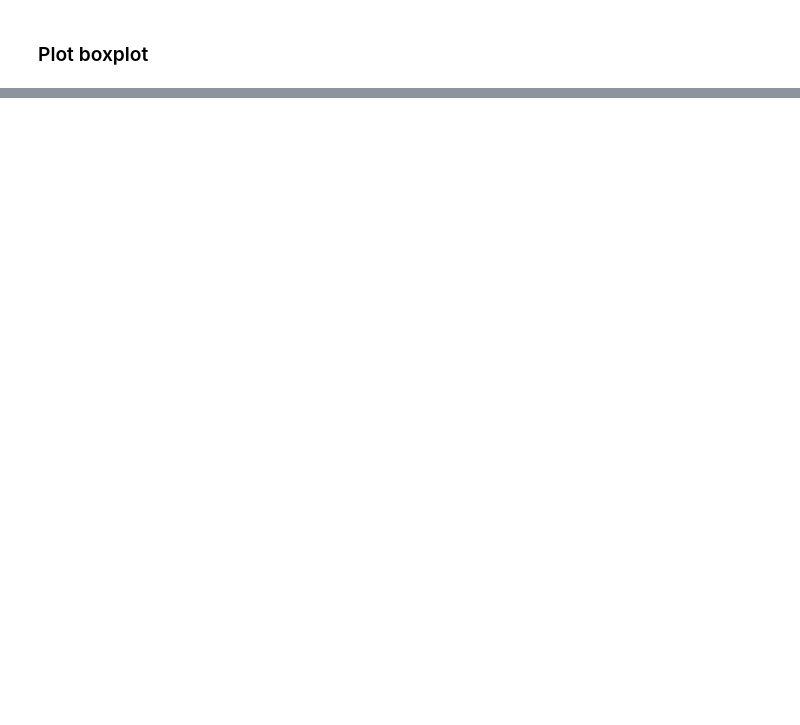
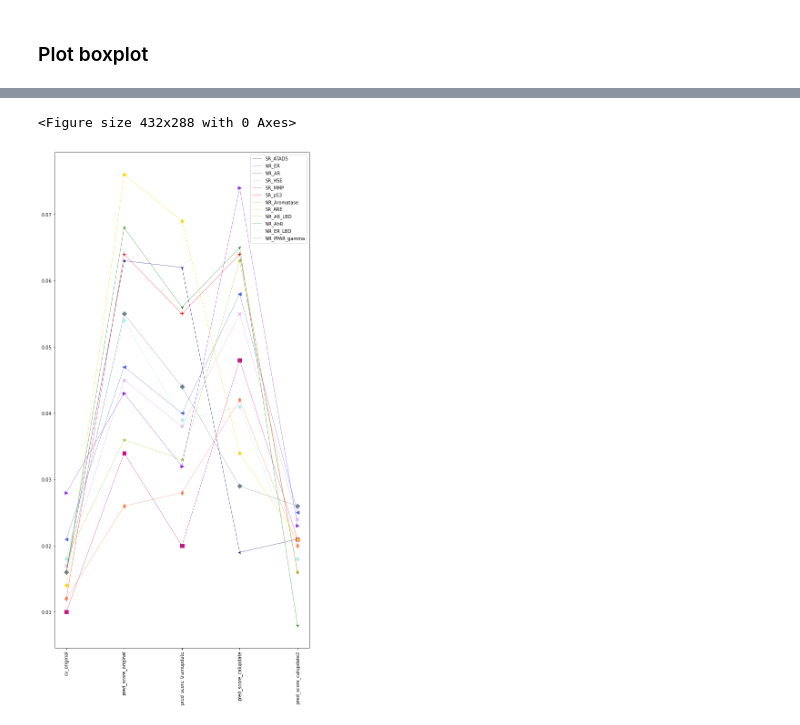
Before and after one commit to volkamerlab/cptox21_manuscript_SI, a Jupyter notebook: code/evaluate_all_endpoints.ipynb, the cells around one changed output, grey strips where cells are left out. Drawn from its saved outputs; the diff is of its cells as text; code cells hidden in the pictures; blank space fills up the shorter version.

```diff
--- a/code/evaluate_all_endpoints.ipynb
+++ b/code/evaluate_all_endpoints.ipynb
@@ -530,0 +559,19 @@ boxplot_rmsd(rmsds_pos, "rmsd_pos", strategies)
+# %%
+def line_plot(rmsds, strategies, colours=None, markers=None):
+    plt.clf()
+    fig = plt.figure(figsize=(10,20))
+    if colours is None:
+        colours = ['navy', 'royalblue', 'blueviolet', 'plum', 'mediumvioletred', 'red', 'coral', 'gold', 'yellowgreen', 'green', 'paleturquoise', 'slategrey']
+    if markers is None:
+        markers = ['3', '<', '>', 'x', 's', '+', 'd', 'h', '*', '1', 'o', 'D']
+    for i, ep in enumerate(endpoints):
+
+        plt.plot(strategies, [rmsds[s][i] for s in strategies], color=colours[i], linewidth=0.5)#, marker='-o')
+        plt.scatter(strategies, [rmsds[s][i] for s in strategies], label=ep, color=colours[i], marker=markers[i], s=50)
+        plt.xticks(rotation='vertical')
+        plt.legend(endpoints, loc='upper right')#, bbox_to_anchor=(1, 0.5))
+# %%
+line_plot(rmsds, strategies)
+# %% [output]
+<Figure size 432x288 with 0 Axes>
+[figure, added]
```
Also changed, not shown: parts of 14 cells of this notebook, 1 other file.
